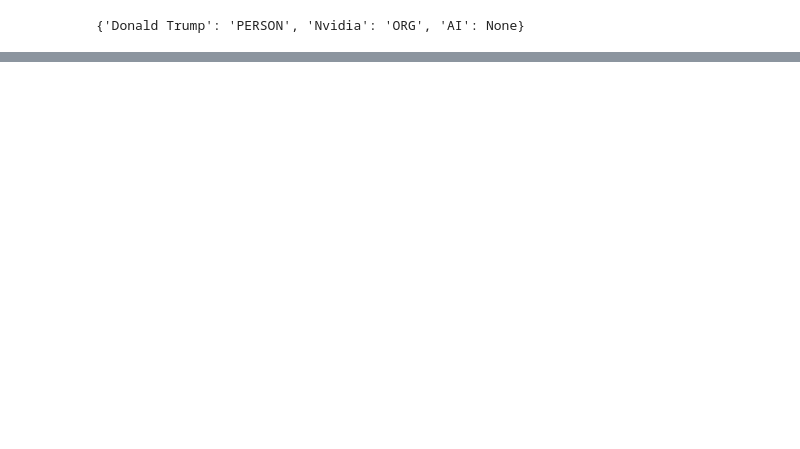
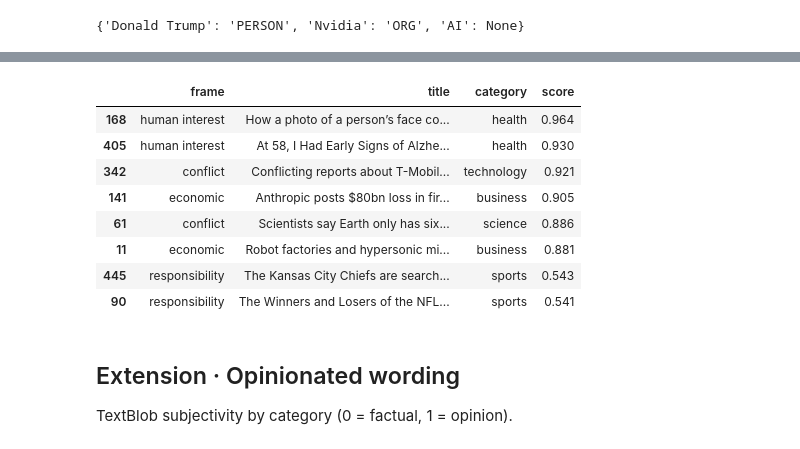
Before and after one commit to shruti23-ui/Newsapp_eas503, a Jupyter notebook: Buffalo_Times.ipynb, the cells around one changed output, grey strips where cells are left out. Drawn from its saved outputs; the diff is of its cells as text; code cells hidden in the pictures; blank space fills up the shorter version.

Commit message:
Framing results, final notebook, fix theme-only callbacks not running on page load

```diff
--- a/Buffalo_Times.ipynb
+++ b/Buffalo_Times.ipynb
@@ -338,0 +231,8 @@ Add `NEWS_API_KEY`, `GEMINI_API_KEY`, `TAVILY_API_KEY` and `ELEVENLABS_API_KEY`
+# %%
+frames = pd.read_csv(config.FRAMING_DIR / "frames.csv")
+class_frames = frames[frames["uid"].isin(set(df["uid"]))]
+mix = analytics.frame_mix(class_frames, "category")
+px.bar(mix.reset_index().melt(id_vars="category", var_name="frame", value_name="share"),
+       x="share", y="category", color="frame", orientation="h", title="Frames by category").show()
+print(f"model unsure (confidence under 40%): {(class_frames['score'] < 0.4).mean():.0%}")
+class_frames["frame"].value_counts(normalize=True).round(3)
@@ -338,0 +248,15 @@ Add `NEWS_API_KEY`, `GEMINI_API_KEY`, `TAVILY_API_KEY` and `ELEVENLABS_API_KEY`
+# %%
+class_frames.sort_values("score", ascending=False).groupby("frame").head(2)[["frame", "title", "category", "score"]]
+# %% [output]
+|  | frame | title | category | score |
+| 168 | human interest | How a photo of a person’s face co... | health | 0.964 |
+| 405 | human interest | At 58, I Had Early Signs of Alzhe... | health | 0.930 |
+| 342 | conflict | Conflicting reports about T-Mobil... | technology | 0.921 |
+| 141 | economic | Anthropic posts $80bn loss in fir... | business | 0.905 |
+| 61 | conflict | Scientists say Earth only has six... | science | 0.886 |
+| 11 | economic | Robot factories and hypersonic mi... | business | 0.881 |
+| 445 | responsibility | The Kansas City Chiefs are search... | sports | 0.543 |
+| 90 | responsibility | The Winners and Losers of the NFL... | sports | 0.541 |
+# %% [markdown]
+## Extension · Opinionated wording
+TextBlob subjectivity by category (0 = factual, 1 = opinion).
```
Also changed, not shown: parts of 53 cells of this notebook, 3 other files.
